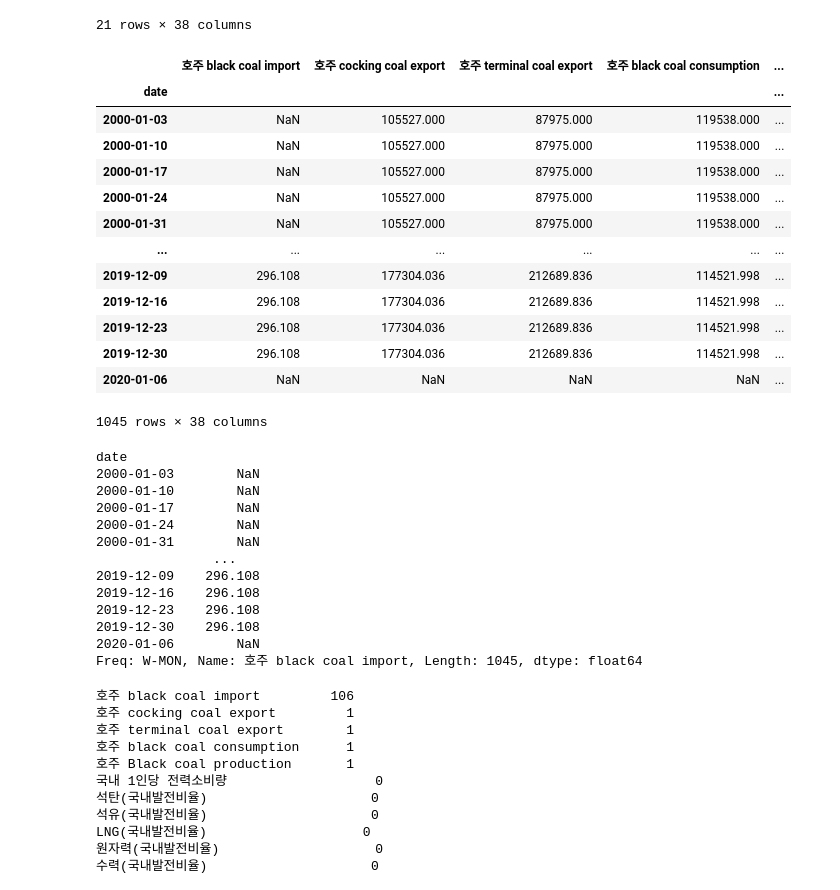
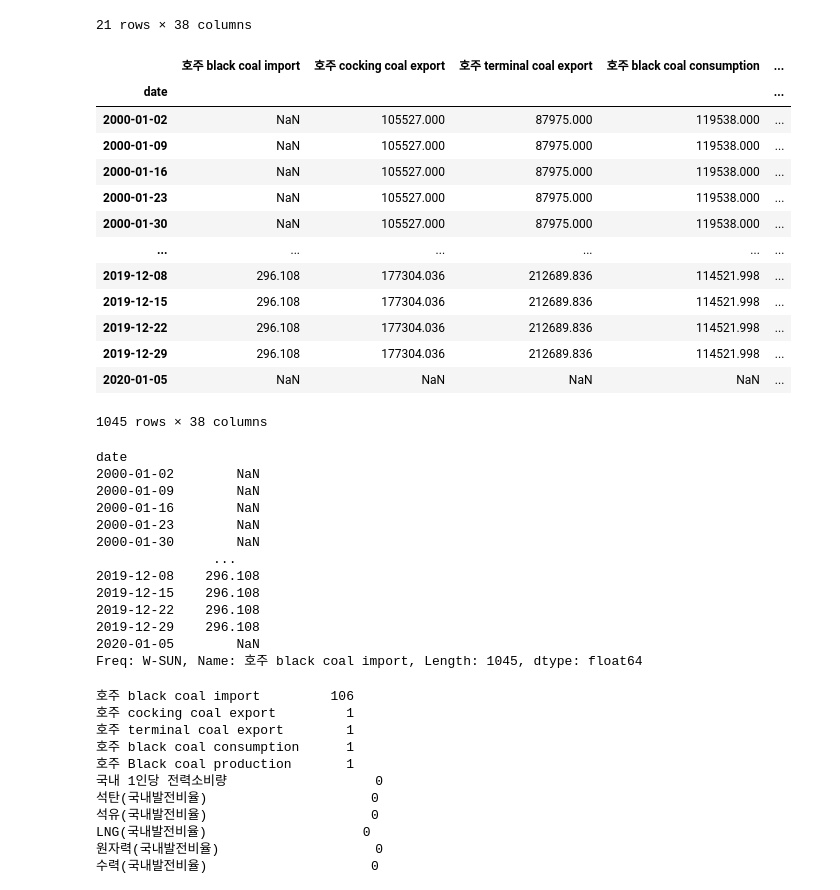
Before and after one commit to DoSungjin/black_coal_price, a Jupyter notebook: blackcoal_change_date.ipynb, the cells around one changed output. Drawn from its saved outputs; the diff is of its cells as text; code cells hidden in the pictures.

```diff
--- a/blackcoal_change_date.ipynb
+++ b/blackcoal_change_date.ipynb
@@ -159,39 +159,39 @@ df_y
 | 2020-01-01 | NaN | NaN | NaN | NaN | ... |
 21 rows × 38 columns
 # %%
-df_down = df_y.resample('W-MON').ffill()
+df_down = df_y.resample('W-SUN').ffill()
 df_down
 # %% [output]
 |  | 호주 black coal import | 호주 cocking coal export | 호주 terminal coal export | 호주 black coal consumption | ... |
 | date |  |  |  |  | ... |
-| 2000-01-03 | NaN | 105527.000 | 87975.000 | 119538.000 | ... |
-| 2000-01-10 | NaN | 105527.000 | 87975.000 | 119538.000 | ... |
-| 2000-01-17 | NaN | 105527.000 | 87975.000 | 119538.000 | ... |
-| 2000-01-24 | NaN | 105527.000 | 87975.000 | 119538.000 | ... |
-| 2000-01-31 | NaN | 105527.000 | 87975.000 | 119538.000 | ... |
+| 2000-01-02 | NaN | 105527.000 | 87975.000 | 119538.000 | ... |
+| 2000-01-09 | NaN | 105527.000 | 87975.000 | 119538.000 | ... |
+| 2000-01-16 | NaN | 105527.000 | 87975.000 | 119538.000 | ... |
+| 2000-01-23 | NaN | 105527.000 | 87975.000 | 119538.000 | ... |
+| 2000-01-30 | NaN | 105527.000 | 87975.000 | 119538.000 | ... |
 | ... | ... | ... | ... | ... | ... |
-| 2019-12-09 | 296.108 | 177304.036 | 212689.836 | 114521.998 | ... |
-| 2019-12-16 | 296.108 | 177304.036 | 212689.836 | 114521.998 | ... |
-| 2019-12-23 | 296.108 | 177304.036 | 212689.836 | 114521.998 | ... |
-| 2019-12-30 | 296.108 | 177304.036 | 212689.836 | 114521.998 | ... |
-| 2020-01-06 | NaN | NaN | NaN | NaN | ... |
+| 2019-12-08 | 296.108 | 177304.036 | 212689.836 | 114521.998 | ... |
+| 2019-12-15 | 296.108 | 177304.036 | 212689.836 | 114521.998 | ... |
+| 2019-12-22 | 296.108 | 177304.036 | 212689.836 | 114521.998 | ... |
+| 2019-12-29 | 296.108 | 177304.036 | 212689.836 | 114521.998 | ... |
+| 2020-01-05 | NaN | NaN | NaN | NaN | ... |
 1045 rows × 38 columns
 # %%
 df_down['호주 black coal import']
 # %% [output]
 date
-2000-01-03        NaN
-2000-01-10        NaN
-2000-01-17        NaN
-2000-01-24        NaN
-2000-01-31        NaN
+2000-01-02        NaN
+2000-01-09        NaN
+2000-01-16        NaN
+2000-01-23        NaN
+2000-01-30        NaN
                ...
-2019-12-09    296.108
-2019-12-16    296.108
-2019-12-23    296.108
-2019-12-30    296.108
-2020-01-06        NaN
-Freq: W-MON, Name: 호주 black coal import, Length: 1045, dtype: float64
+2019-12-08    296.108
+2019-12-15    296.108
+2019-12-22    296.108
+2019-12-29    296.108
+2020-01-05        NaN
+Freq: W-SUN, Name: 호주 black coal import, Length: 1045, dtype: float64
 # %%
 df_down.isnull().sum()
 # %% [output]
```
Also changed, not shown: parts of 8 cells of this notebook.
